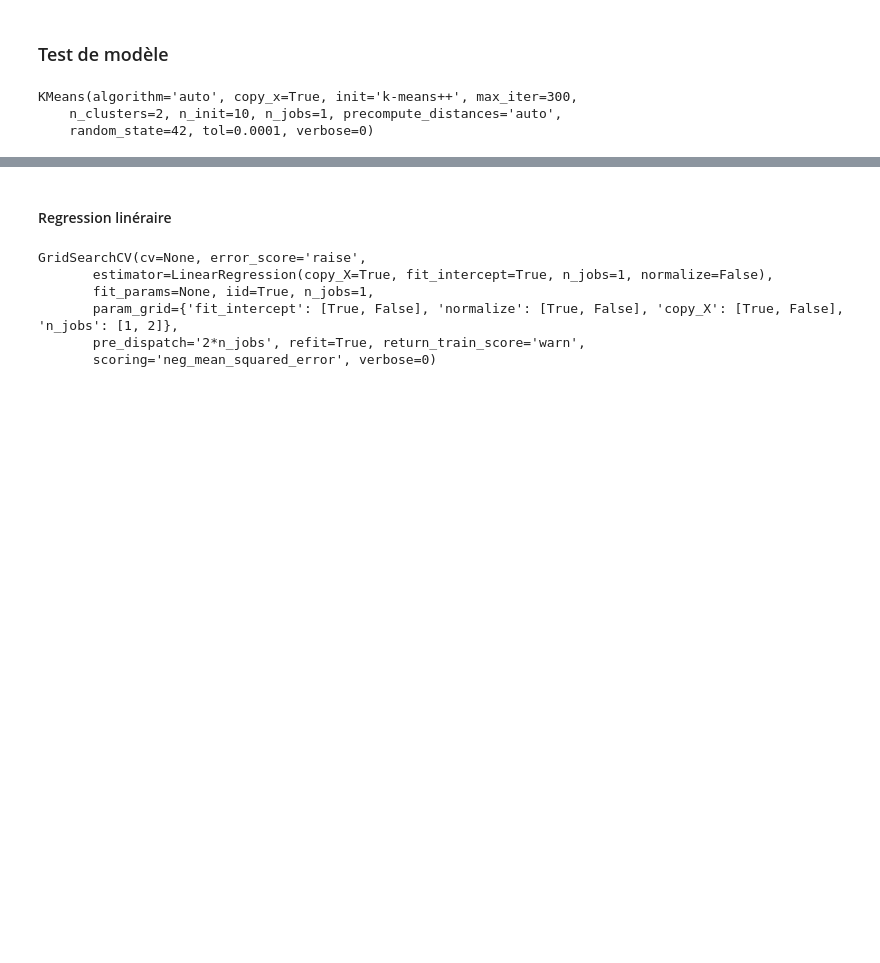
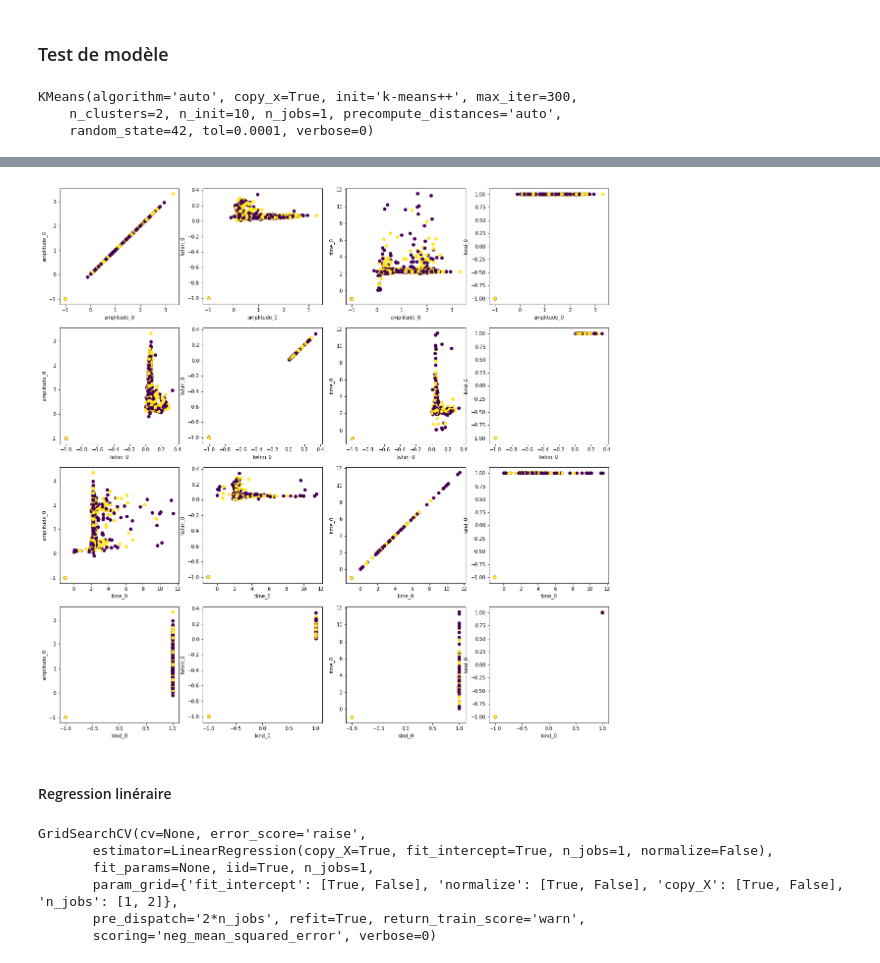
Before and after one commit to brouailalexandre/pesage-par-pont, a Jupyter notebook: Jupyter notebook/Conversion fichier txt.ipynb, the cells around one changed output, grey strips where cells are left out. Saved outputs shown, nothing was run; the diff lists cells and outputs as text; code cells hidden in the pictures; blank space fills up the shorter version.

```diff
--- a/Jupyter notebook/Conversion fichier txt.ipynb
+++ b/Jupyter notebook/Conversion fichier txt.ipynb
@@ -90,3 +146,18 @@ plt.show()
+# %%
+# Regroupement différente variables sur 1er élément
+plt.figure(figsize=(20,20))
+k=0
+for i in list_var:
+    for j in list_var:
+        k+=1
+        plt.subplot(len(list_var), len(list_var), k)
+        plt.scatter(X_train[i[0]], X_train[j[0]], c=predicted)
+        plt.xlabel(i[0])
+        plt.ylabel(j[0])
+
+plt.show()
+# %% [output]
+[figure, added]
 # %%
 scatter_matrix(all_df)
 # %%
```
Also changed, not shown: parts of 14 cells of this notebook, 2 other files.
